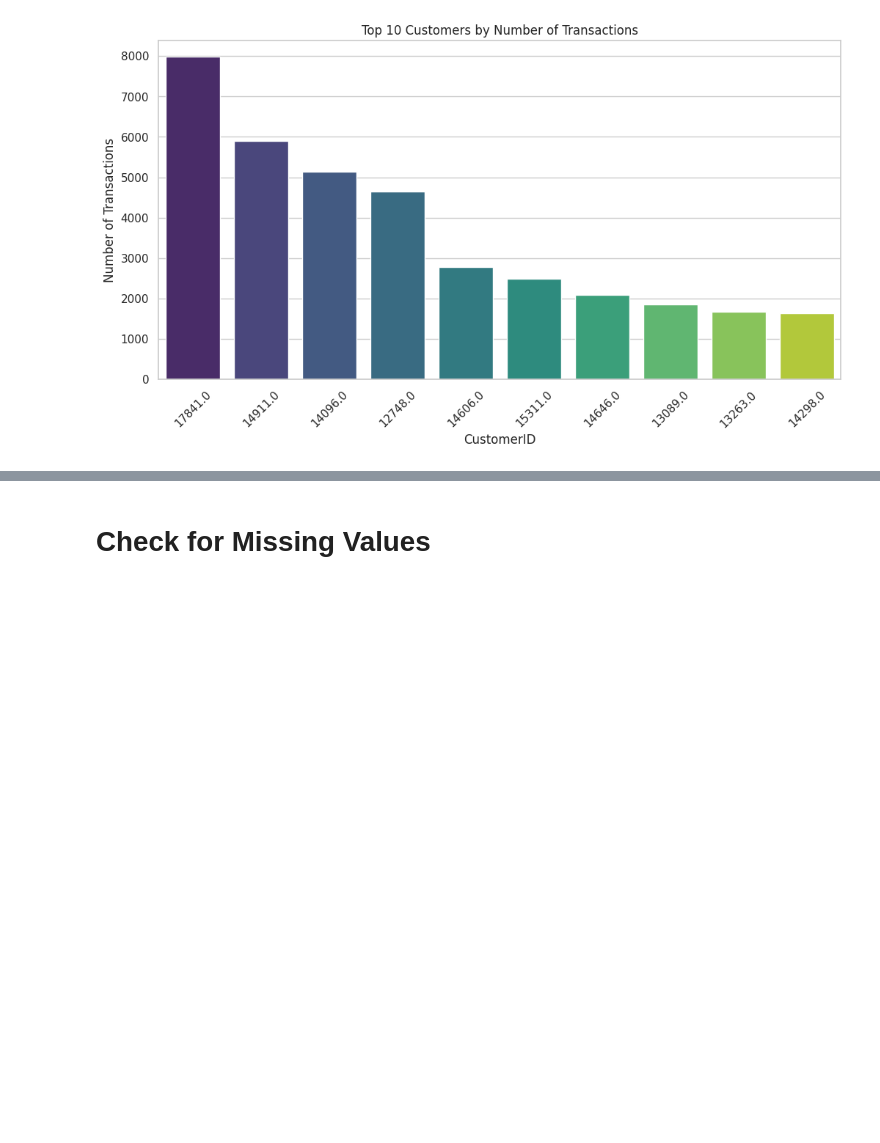
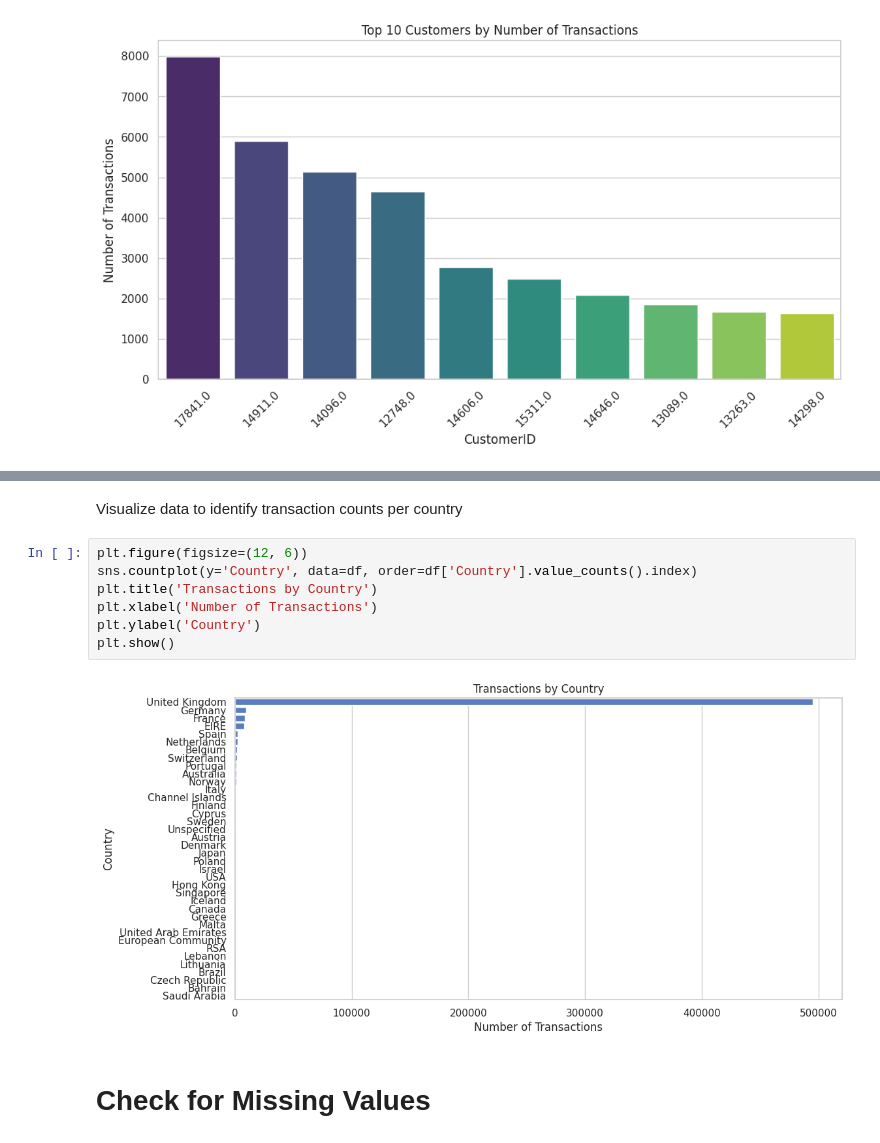
Before and after one commit to j2damax/principles-of-ds-cw02, a Jupyter notebook: nipunaluthge/Principles_of_DS_Group_Assignment_Nip.ipynb, the cells around one changed output, grey strips where cells are left out. Cells and saved outputs as stored; diff of their text form; blank space fills up the shorter version.

```diff
--- a/nipunaluthge/Principles_of_DS_Group_Assignment_Nip.ipynb
+++ b/nipunaluthge/Principles_of_DS_Group_Assignment_Nip.ipynb
@@ -115,3 +152,14 @@ Passing `palette` without assigning `hue` is deprecated and will be removed in v
+# %% [markdown]
+Visualize data to identify transaction counts per country
+# %%
+plt.figure(figsize=(12, 6))
+sns.countplot(y='Country', data=df, order=df['Country'].value_counts().index)
+plt.title('Transactions by Country')
+plt.xlabel('Number of Transactions')
+plt.ylabel('Country')
+plt.show()
+# %% [output]
+[figure, added]
 # %% [markdown]
 # Check for Missing Values
 # %%
```
Also changed, not shown: parts of 6 cells of this notebook.
